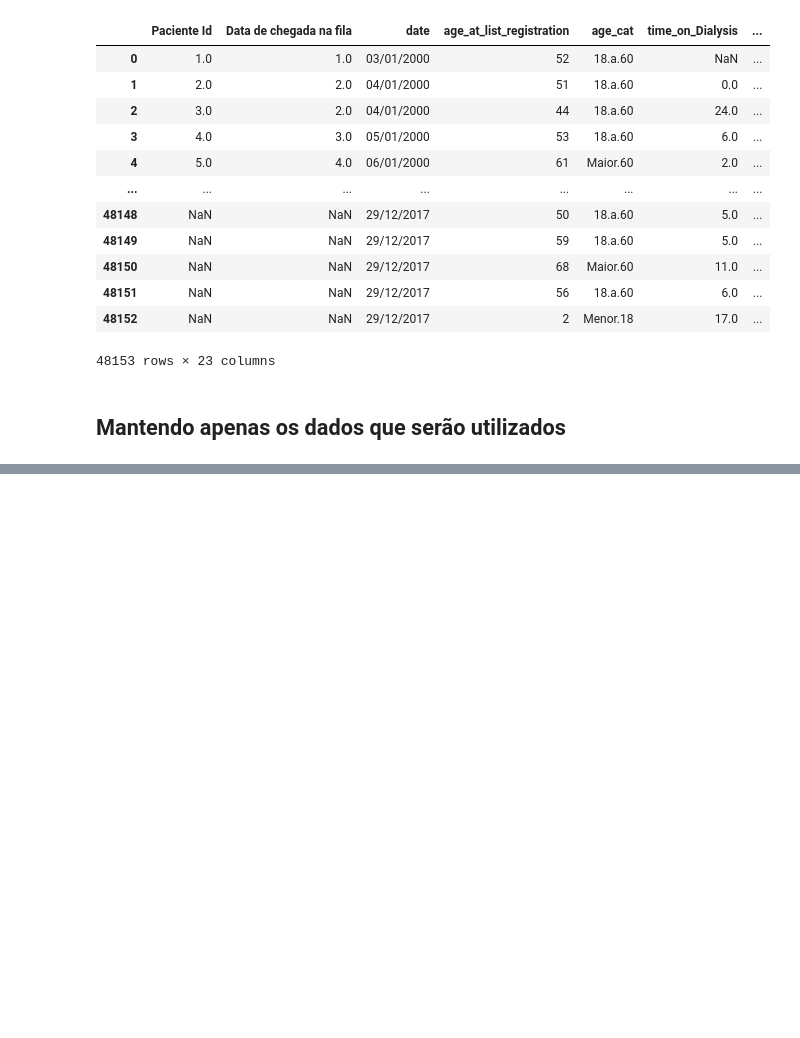
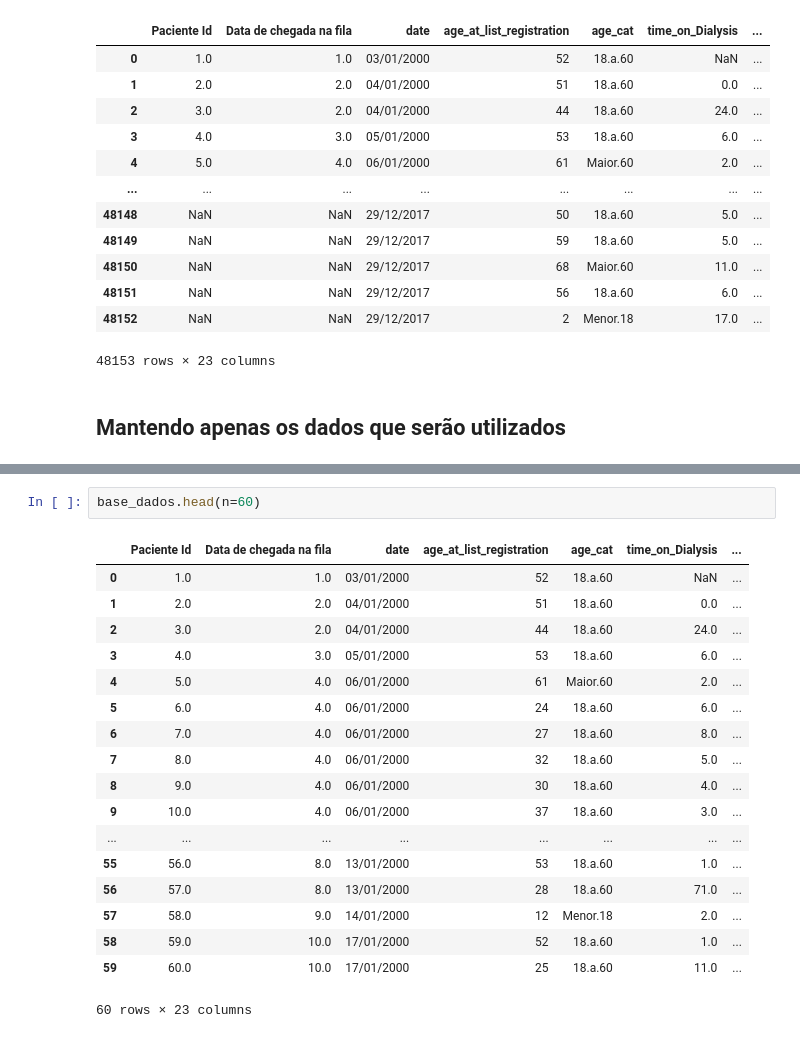
Before and after one commit to Claricez/Trabalho-de-simulacao-discreta-, a Jupyter notebook: main.ipynb, the cells around one changed output, grey strips where cells are left out. Saved outputs shown, nothing was run; the diff lists cells and outputs as text; blank space fills up the shorter version.

Commit message:
add: Adiciona dados reais de espera na fila

```diff
--- a/main.ipynb
+++ b/main.ipynb
@@ -99,3 +63,24 @@ passandoLista(prioridade100)
+# %%
+base_dados.head(n=60)
+# %% [output]
+|  | Paciente Id | Data de chegada na fila | date | age_at_list_registration | age_cat | time_on_Dialysis | ... |
+| 0 | 1.0 | 1.0 | 03/01/2000 | 52 | 18.a.60 | NaN | ... |
+| 1 | 2.0 | 2.0 | 04/01/2000 | 51 | 18.a.60 | 0.0 | ... |
+| 2 | 3.0 | 2.0 | 04/01/2000 | 44 | 18.a.60 | 24.0 | ... |
+| 3 | 4.0 | 3.0 | 05/01/2000 | 53 | 18.a.60 | 6.0 | ... |
+| 4 | 5.0 | 4.0 | 06/01/2000 | 61 | Maior.60 | 2.0 | ... |
+| 5 | 6.0 | 4.0 | 06/01/2000 | 24 | 18.a.60 | 6.0 | ... |
+| 6 | 7.0 | 4.0 | 06/01/2000 | 27 | 18.a.60 | 8.0 | ... |
+| 7 | 8.0 | 4.0 | 06/01/2000 | 32 | 18.a.60 | 5.0 | ... |
+| 8 | 9.0 | 4.0 | 06/01/2000 | 30 | 18.a.60 | 4.0 | ... |
+| 9 | 10.0 | 4.0 | 06/01/2000 | 37 | 18.a.60 | 3.0 | ... |
+| ... | ... | ... | ... | ... | ... | ... | ... |
+| 55 | 56.0 | 8.0 | 13/01/2000 | 53 | 18.a.60 | 1.0 | ... |
+| 56 | 57.0 | 8.0 | 13/01/2000 | 28 | 18.a.60 | 71.0 | ... |
+| 57 | 58.0 | 9.0 | 14/01/2000 | 12 | Menor.18 | 2.0 | ... |
+| 58 | 59.0 | 10.0 | 17/01/2000 | 52 | 18.a.60 | 1.0 | ... |
+| 59 | 60.0 | 10.0 | 17/01/2000 | 25 | 18.a.60 | 11.0 | ... |
+60 rows × 23 columns
 # %%
 #Simulação com tempo médio para transplante
 
```
Also changed, not shown: parts of 4 cells of this notebook.
